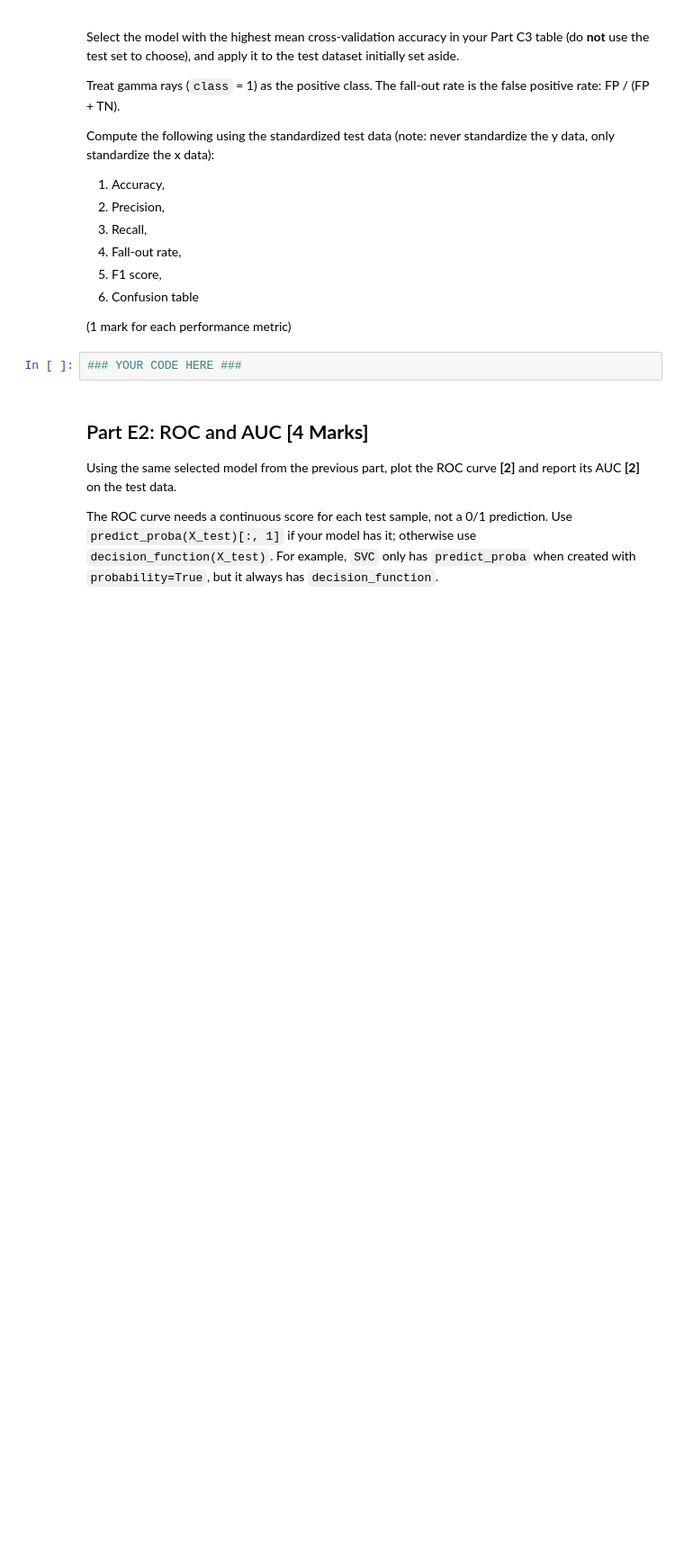
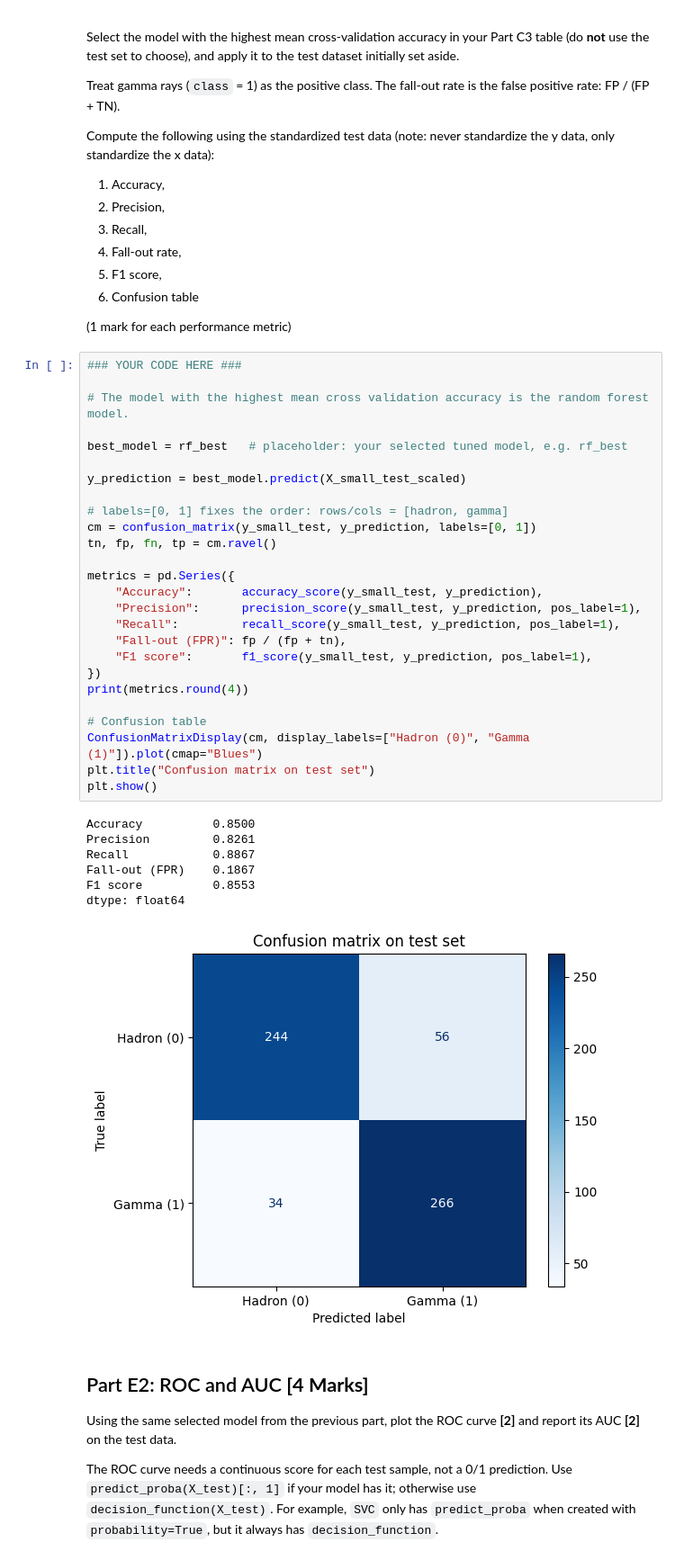
Before and after one commit to Rowan-gne/MIE370-Assignment-2, a Jupyter notebook: MIE370_A2 (1).ipynb, the cells around one changed output. Shown at 90% size. Saved outputs shown, nothing was run; the diff lists cells and outputs as text; blank space fills up the shorter version.

```diff
--- a/MIE370_A2 (1).ipynb
+++ b/MIE370_A2 (1).ipynb
@@ -774,8 +1023,40 @@ Compute the following using the standardized test data (note: never standardize
 6.   Confusion table
 
 (1 mark for each performance metric)
-# %%
-### YOUR CODE HERE ###
+# %%
+### YOUR CODE HERE ###
+
+# The model with the highest mean cross validation accuracy is the random forest model.
+
+best_model = rf_best   # placeholder: your selected tuned model, e.g. rf_best
+
+y_prediction = best_model.predict(X_small_test_scaled)
+
+# labels=[0, 1] fixes the order: rows/cols = [hadron, gamma]
+cm = confusion_matrix(y_small_test, y_prediction, labels=[0, 1])
+tn, fp, fn, tp = cm.ravel()
+
+metrics = pd.Series({
+    "Accuracy":       accuracy_score(y_small_test, y_prediction),
+    "Precision":      precision_score(y_small_test, y_prediction, pos_label=1),
+    "Recall":         recall_score(y_small_test, y_prediction, pos_label=1),
+    "Fall-out (FPR)": fp / (fp + tn),
+    "F1 score":       f1_score(y_small_test, y_prediction, pos_label=1),
+})
+print(metrics.round(4))
+
+# Confusion table
+ConfusionMatrixDisplay(cm, display_labels=["Hadron (0)", "Gamma (1)"]).plot(cmap="Blues")
+plt.title("Confusion matrix on test set")
+plt.show()
+# %% [output]
+Accuracy          0.8500
+Precision         0.8261
+Recall            0.8867
+Fall-out (FPR)    0.1867
+F1 score          0.8553
+dtype: float64
+[figure, added]
 # %% [markdown]
 ## Part E2: ROC and AUC **[4 Marks]**
 
```
Also changed, not shown: parts of 22 cells of this notebook.
